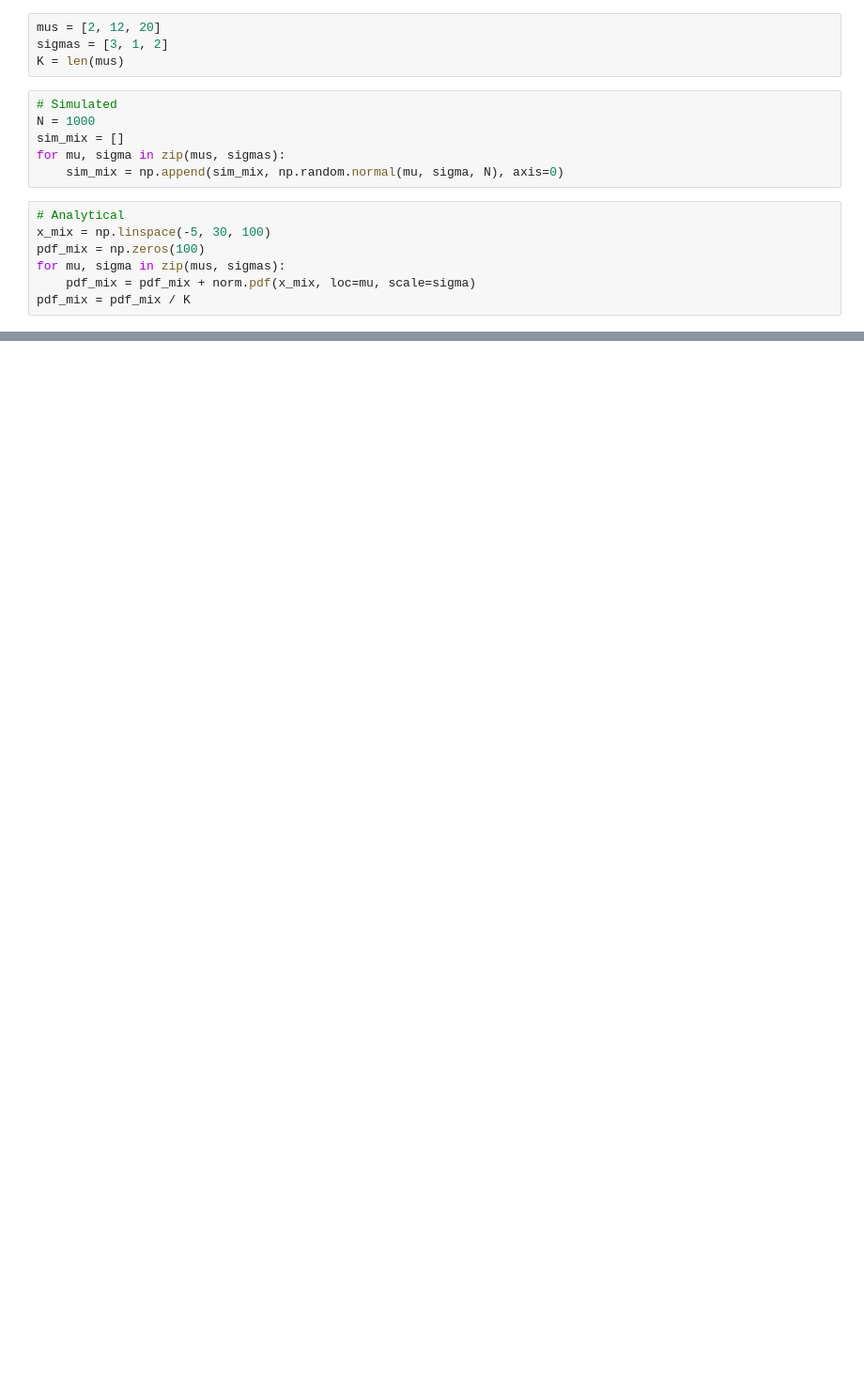
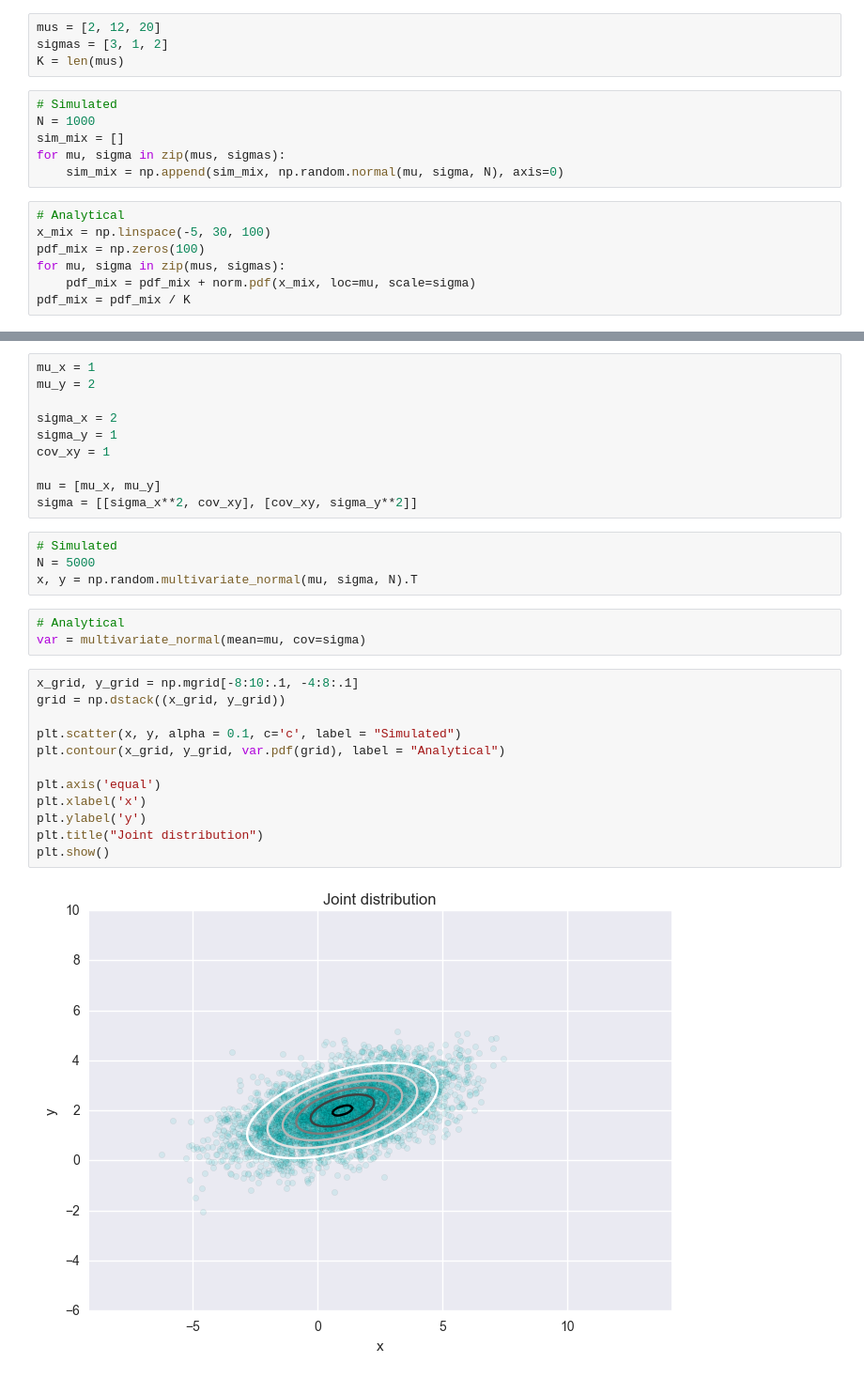
Before and after one commit to mavrommatis/MATLAB, a Jupyter notebook: Gaussian_Mixture_Demo.ipynb, the cells around one changed output, grey strips where cells are left out. Shown: that part at 94% size. Saved outputs shown, nothing was run; the diff lists cells and outputs as text; blank space fills up the shorter version.

Commit message:
Add multivariate analysis

```diff
--- a/Gaussian_Mixture_Demo.ipynb
+++ b/Gaussian_Mixture_Demo.ipynb
@@ -64,0 +73,31 @@ plt.show()
+# %%
+mu_x = 1
+mu_y = 2
+
+sigma_x = 2
+sigma_y = 1
+cov_xy = 1
+
+mu = [mu_x, mu_y]
+sigma = [[sigma_x**2, cov_xy], [cov_xy, sigma_y**2]]
+# %%
+# Simulated
+N = 5000
+x, y = np.random.multivariate_normal(mu, sigma, N).T
+# %%
+# Analytical
+var = multivariate_normal(mean=mu, cov=sigma)
+# %%
+x_grid, y_grid = np.mgrid[-8:10:.1, -4:8:.1]
+grid = np.dstack((x_grid, y_grid))
+
+plt.scatter(x, y, alpha = 0.1, c='c', label = "Simulated")
+plt.contour(x_grid, y_grid, var.pdf(grid), label = "Analytical")
+
+plt.axis('equal')
+plt.xlabel('x')
+plt.ylabel('y')
+plt.title("Joint distribution")
+plt.show()
+# %% [output]
+[figure, added]
```
Also changed, not shown: parts of 19 cells of this notebook.
